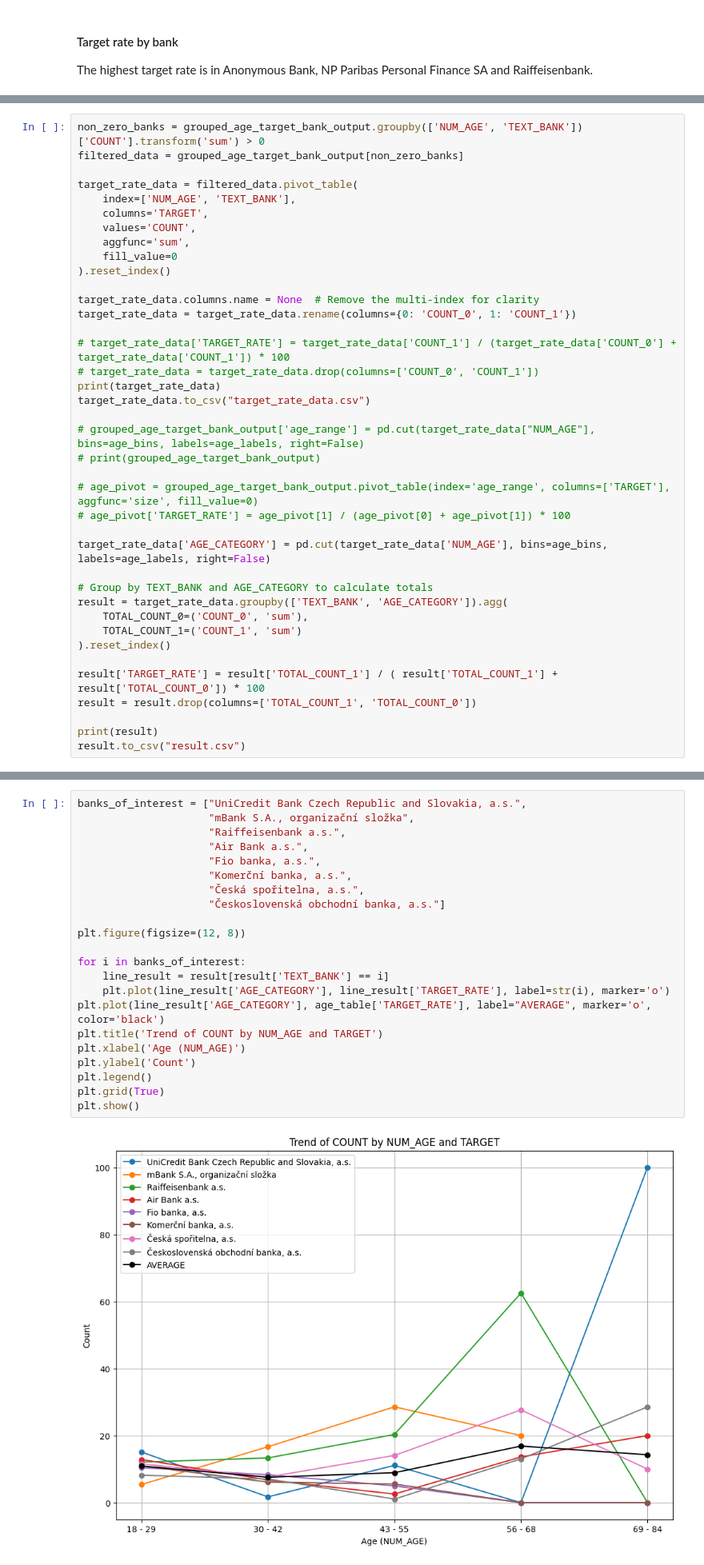
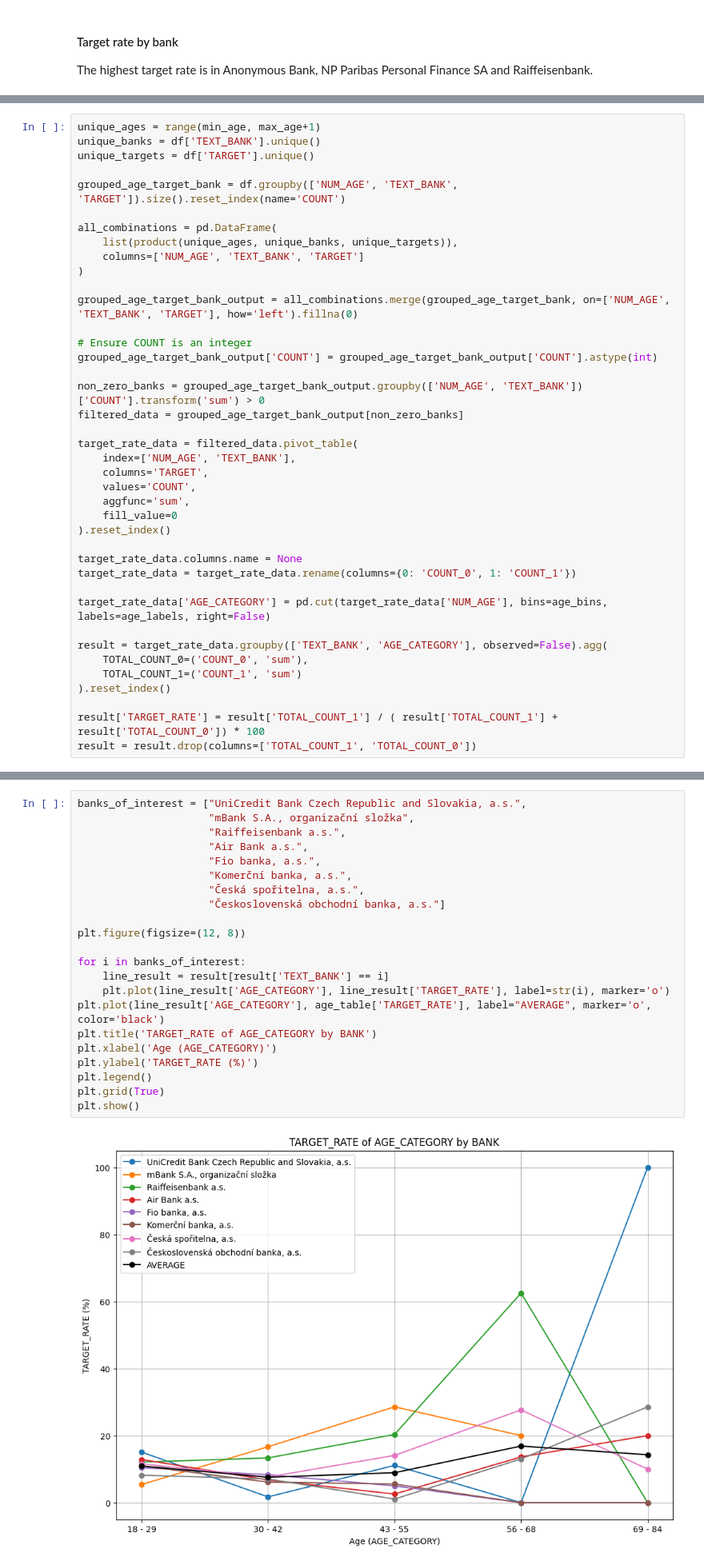
Before and after one commit to swanenko/cash-loan-analysis, a Jupyter notebook: analysis.ipynb, the cells around one changed output, grey strips where cells are left out. Shown at 80% size. Drawn from its saved outputs; the diff is of its cells as text.

```diff
--- a/analysis.ipynb
+++ b/analysis.ipynb
@@ -314,4 +194,20 @@ age_range
 # %%
+unique_ages = range(min_age, max_age+1)
+unique_banks = df['TEXT_BANK'].unique()
+unique_targets = df['TARGET'].unique()
+
+grouped_age_target_bank = df.groupby(['NUM_AGE', 'TEXT_BANK', 'TARGET']).size().reset_index(name='COUNT')
+
+all_combinations = pd.DataFrame(
+    list(product(unique_ages, unique_banks, unique_targets)),
+    columns=['NUM_AGE', 'TEXT_BANK', 'TARGET']
+)
+
+grouped_age_target_bank_output = all_combinations.merge(grouped_age_target_bank, on=['NUM_AGE', 'TEXT_BANK', 'TARGET'], how='left').fillna(0)
+
+# Ensure COUNT is an integer
+grouped_age_target_bank_output['COUNT'] = grouped_age_target_bank_output['COUNT'].astype(int)
+
 non_zero_banks = grouped_age_target_bank_output.groupby(['NUM_AGE', 'TEXT_BANK'])['COUNT'].transform('sum') > 0
 filtered_data = grouped_age_target_bank_output[non_zero_banks]
 
@@ -323,30 +219,15 @@ target_rate_data = filtered_data.pivot_table(
     fill_value=0
 ).reset_index()
 
-target_rate_data.columns.name = None  # Remove the multi-index for clarity
+target_rate_data.columns.name = None
 target_rate_data = target_rate_data.rename(columns={0: 'COUNT_0', 1: 'COUNT_1'})
-
-# target_rate_data['TARGET_RATE'] = target_rate_data['COUNT_1'] / (target_rate_data['COUNT_0'] + target_rate_data['COUNT_1']) * 100
-# target_rate_data = target_rate_data.drop(columns=['COUNT_0', 'COUNT_1'])
-print(target_rate_data)
-target_rate_data.to_csv("target_rate_data.csv")
-
-# grouped_age_target_bank_output['age_range'] = pd.cut(target_rate_data["NUM_AGE"], bins=age_bins, labels=age_labels, right=False)
-# print(grouped_age_target_bank_output)
-
-# age_pivot = grouped_age_target_bank_output.pivot_table(index='age_range', columns=['TARGET'], aggfunc='size', fill_value=0)
-# age_pivot['TARGET_RATE'] = age_pivot[1] / (age_pivot[0] + age_pivot[1]) * 100
 
 target_rate_data['AGE_CATEGORY'] = pd.cut(target_rate_data['NUM_AGE'], bins=age_bins, labels=age_labels, right=False)
 
-# Group by TEXT_BANK and AGE_CATEGORY to calculate totals
-result = target_rate_data.groupby(['TEXT_BANK', 'AGE_CATEGORY']).agg(
+result = target_rate_data.groupby(['TEXT_BANK', 'AGE_CATEGORY'], observed=False).agg(
     TOTAL_COUNT_0=('COUNT_0', 'sum'),
     TOTAL_COUNT_1=('COUNT_1', 'sum')
 ).reset_index()
 
 result['TARGET_RATE'] = result['TOTAL_COUNT_1'] / ( result['TOTAL_COUNT_1'] +  result['TOTAL_COUNT_0']) * 100
 result = result.drop(columns=['TOTAL_COUNT_1', 'TOTAL_COUNT_0'])
-
-print(result)
-result.to_csv("result.csv")
@@ -371,24 +241,24 @@ result.to_csv("result.csv")
 # %%
 banks_of_interest = ["UniCredit Bank Czech Republic and Slovakia, a.s.",
                      "mBank S.A., organizační složka",
                      "Raiffeisenbank a.s.",
                      "Air Bank a.s.",
                      "Fio banka, a.s.",
                      "Komerční banka, a.s.",
                      "Česká spořitelna, a.s.",
                      "Československá obchodní banka, a.s."]
 
 plt.figure(figsize=(12, 8))
 
 for i in banks_of_interest:
     line_result = result[result['TEXT_BANK'] == i]
     plt.plot(line_result['AGE_CATEGORY'], line_result['TARGET_RATE'], label=str(i), marker='o')
 plt.plot(line_result['AGE_CATEGORY'], age_table['TARGET_RATE'], label="AVERAGE", marker='o', color='black')
-plt.title('Trend of COUNT by NUM_AGE and TARGET')
-plt.xlabel('Age (NUM_AGE)')
-plt.ylabel('Count')
+plt.title('TARGET_RATE of AGE_CATEGORY by BANK')
+plt.xlabel('Age (AGE_CATEGORY)')
+plt.ylabel('TARGET_RATE (%)')
 plt.legend()
 plt.grid(True)
 plt.show()
 # %% [output]
-[figure, old version]
+[figure, new version]
```
Also changed, not shown: parts of 46 cells of this notebook, 14 other files.
